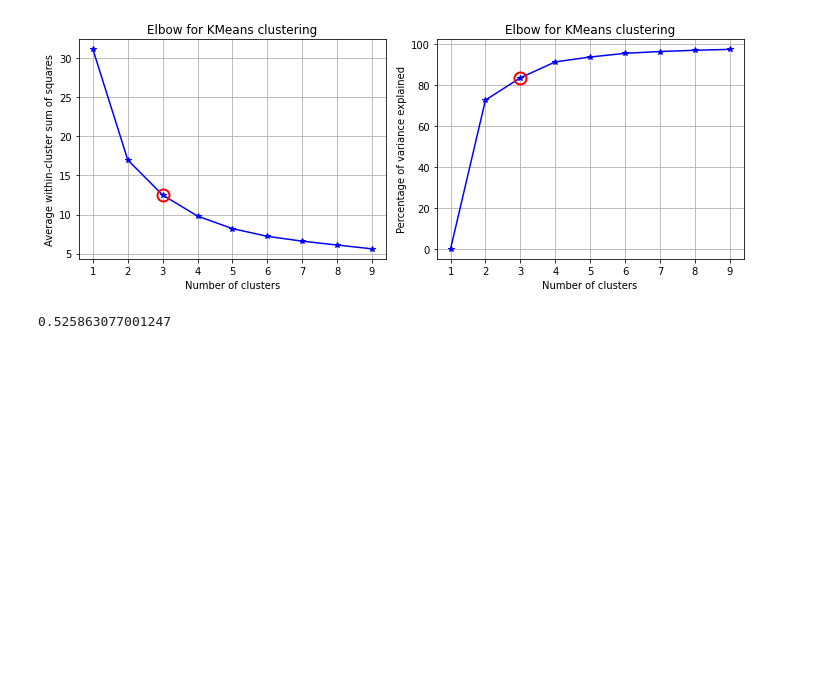
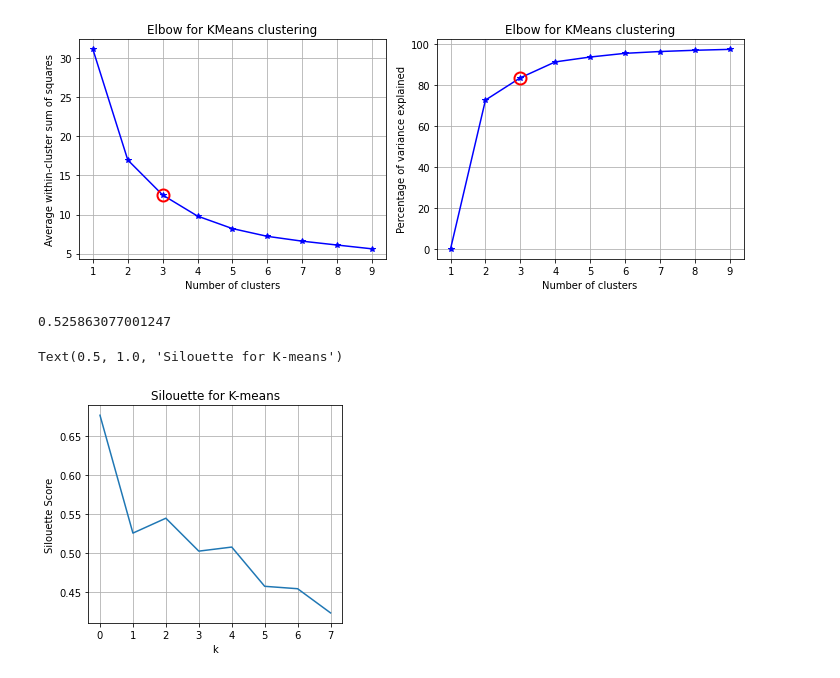
Before and after one commit to mahfuz978/TECH-I.S.---Unsupervised-Learning, a Jupyter notebook: Clustering/Mahfuzur_kmeans_clustering.ipynb, the cells around one changed output. Saved outputs shown, nothing was run; the diff lists cells and outputs as text; code cells hidden in the pictures; blank space fills up the shorter version.

```diff
--- a/Clustering/Mahfuzur_kmeans_clustering.ipynb
+++ b/Clustering/Mahfuzur_kmeans_clustering.ipynb
@@ -270,0 +269,19 @@ score = []
+# %%
+score = []
+for n_clusters in range(2,10):
+  kmeans = KMeans(n_clusters=n_clusters)
+  kmeans.fit(X)
+  labels = kmeans.labels_
+  centroids = kmeans.cluster_centers_
+  score.append(silhouette_score(X, labels, metric = 'euclidean'))
+# %%
+plt.figure(figsize=(10,4))
+plt.subplot(1, 2, 1)
+plt.plot(score)
+plt.grid(True)
+plt.ylabel("Silouette Score")
+plt.xlabel("k")
+plt.title("Silouette for K-means")
+# %% [output]
+Text(0.5, 1.0, 'Silouette for K-means')
+[figure, added]
```
Also changed, not shown: parts of 1 cell of this notebook.
